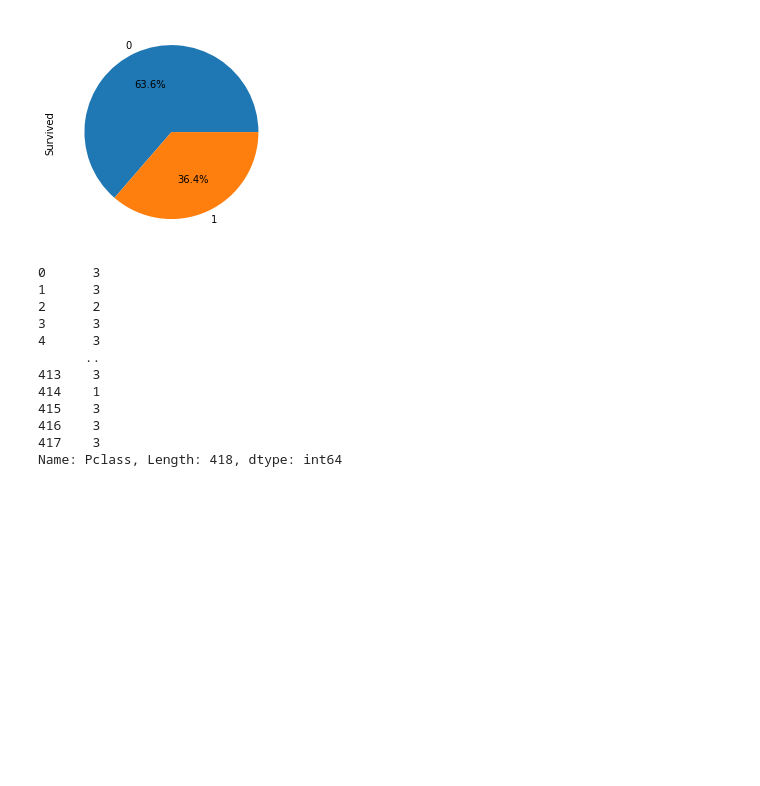
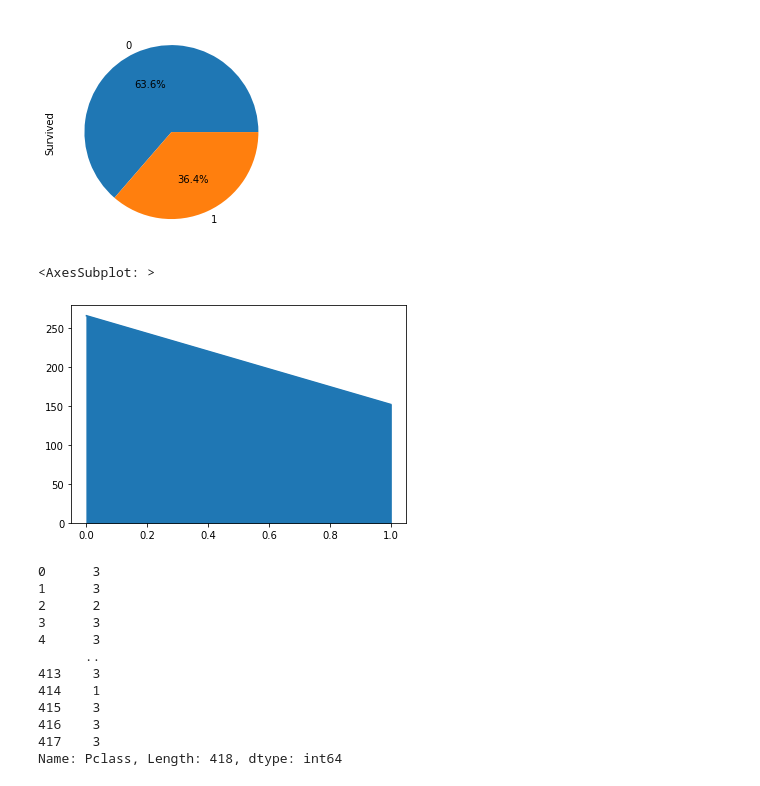
Before and after one commit to zeenat65415/PyDS-MTTF, a Jupyter notebook: pandas/chapter2.ipynb, the cells around one changed output. Cells and saved outputs as stored; diff of their text form; code cells hidden in the pictures; blank space fills up the shorter version.

```diff
--- a/pandas/chapter2.ipynb
+++ b/pandas/chapter2.ipynb
@@ -191,6 +266,11 @@ df.Survived.value_counts().plot(kind="pie",autopct="%.1f%%")
 # %% [output]
 <AxesSubplot: ylabel='Survived'>
 [figure]
+# %%
+df.Survived.value_counts().plot(kind="area") #an area chart is a combination of line and bar chart
+# %% [output]
+<AxesSubplot: >
+[figure, added]
 # %%
 df.Pclass
 # %% [output]
```
Also changed, not shown: parts of 24 cells of this notebook, 1 other file.
